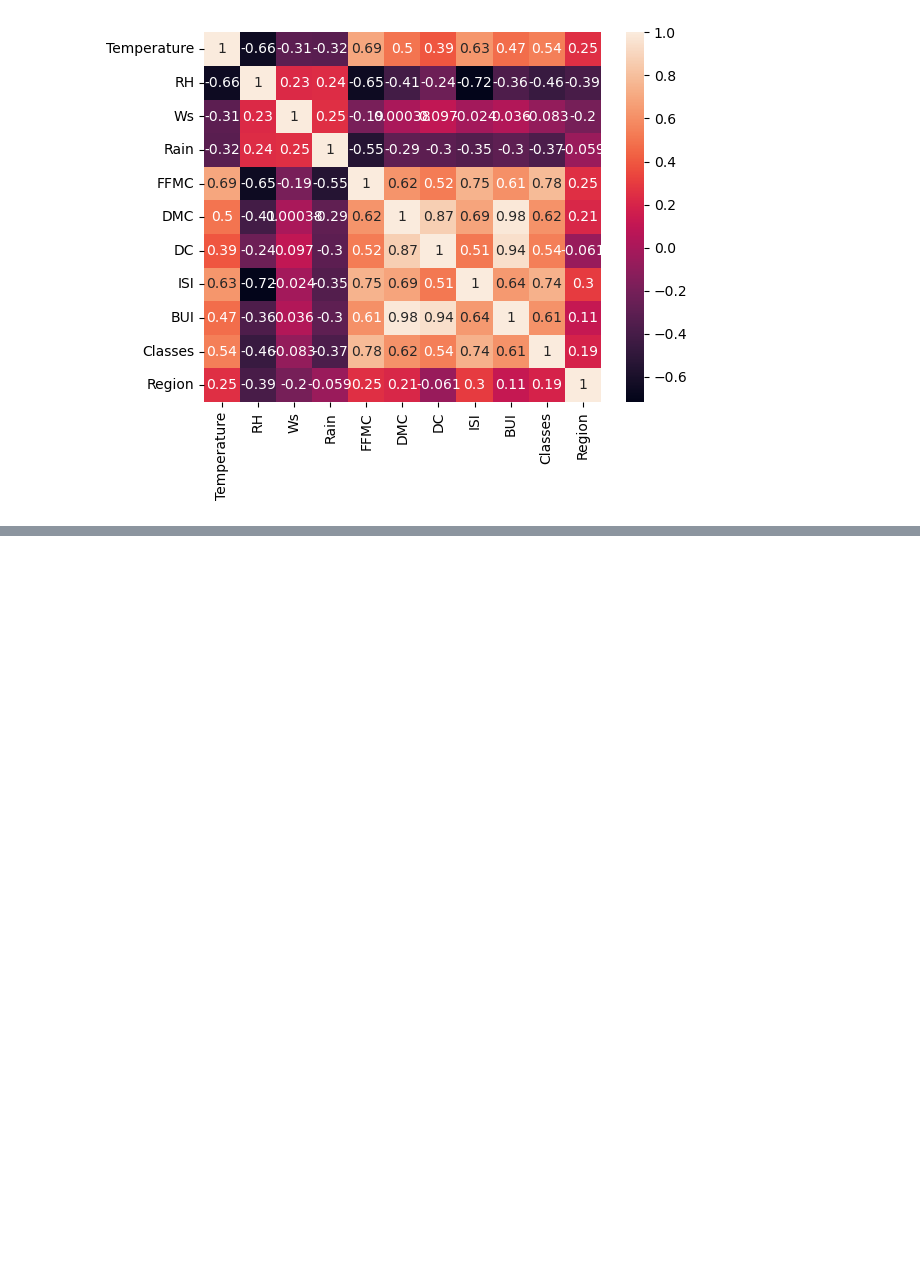
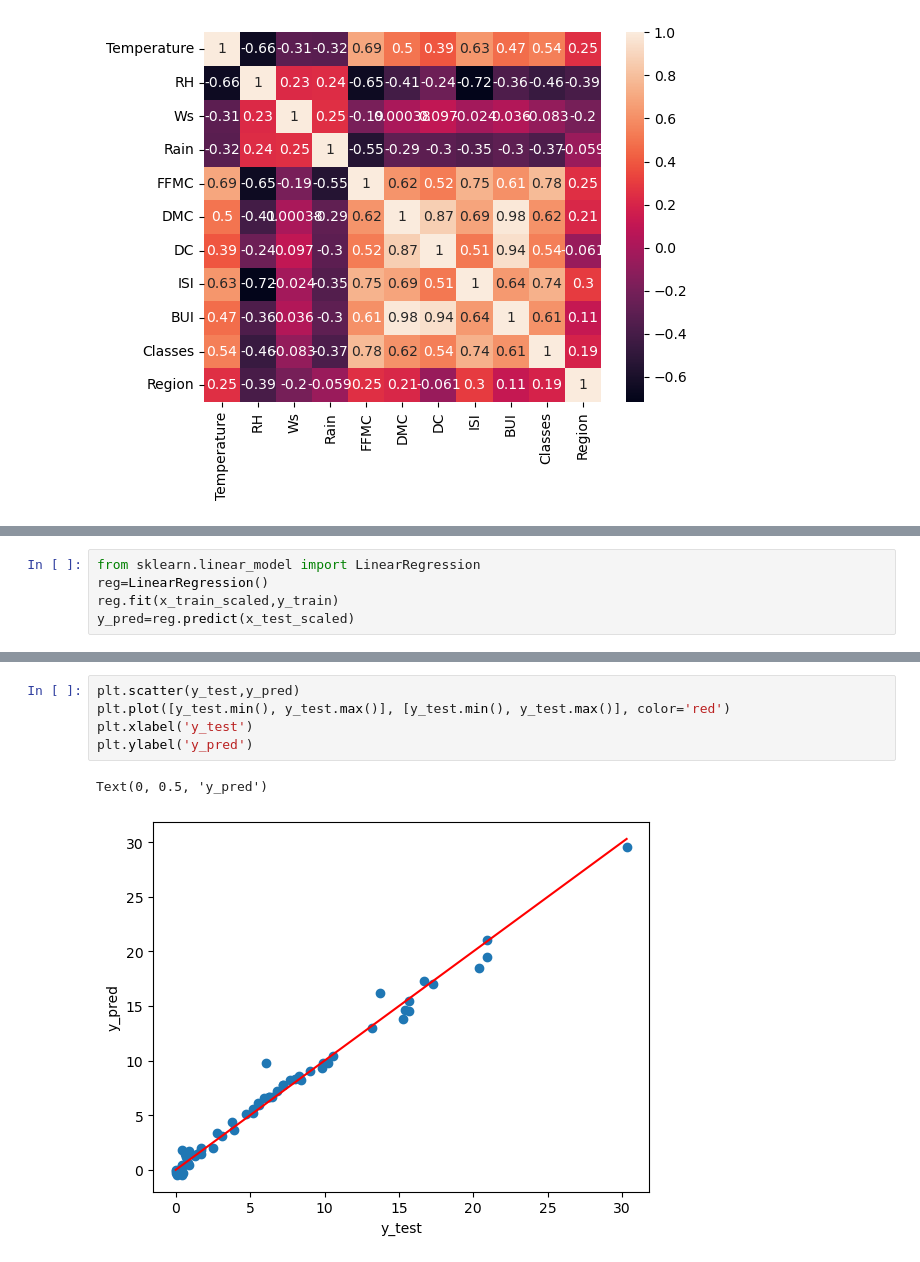
Before and after one commit to SiD10PANDEY/Simple-Linear-Reg, a Jupyter notebook: ModelTraining.ipynb, the cells around one changed output, grey strips where cells are left out. Drawn from its saved outputs; the diff is of its cells as text; blank space fills up the shorter version.

```diff
--- a/ModelTraining.ipynb
+++ b/ModelTraining.ipynb
@@ -112,0 +183,5 @@ sns.heatmap(x_train.corr(),annot=True)
+# %%
+from sklearn.linear_model import LinearRegression
+reg=LinearRegression()
+reg.fit(x_train_scaled,y_train)
+y_pred=reg.predict(x_test_scaled)
@@ -112,0 +198,8 @@ sns.heatmap(x_train.corr(),annot=True)
+# %%
+plt.scatter(y_test,y_pred)
+plt.plot([y_test.min(), y_test.max()], [y_test.min(), y_test.max()], color='red')
+plt.xlabel('y_test')
+plt.ylabel('y_pred')
+# %% [output]
+Text(0, 0.5, 'y_pred')
+[figure, added]
```
Also changed, not shown: parts of 11 cells of this notebook.
